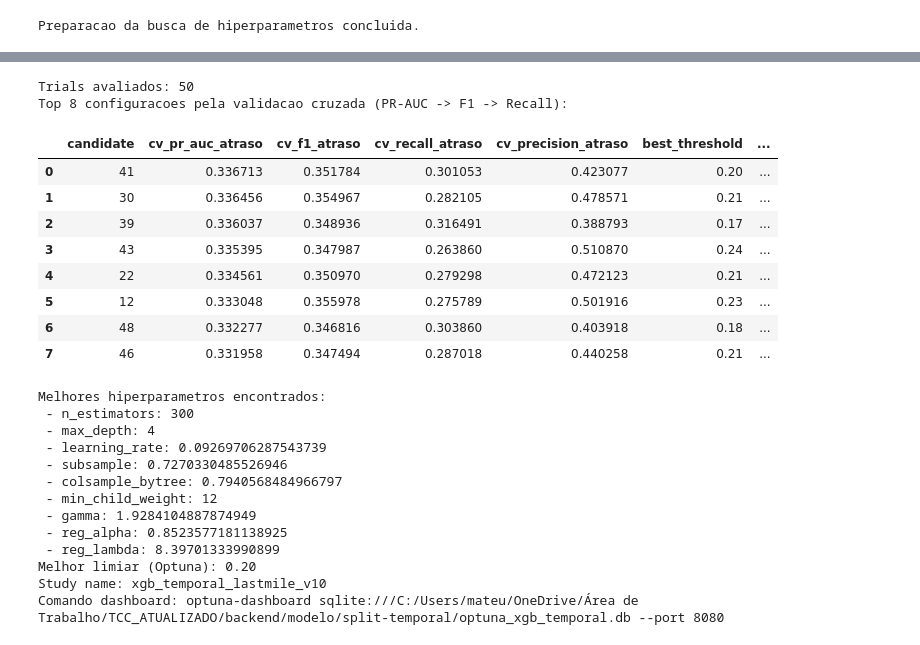
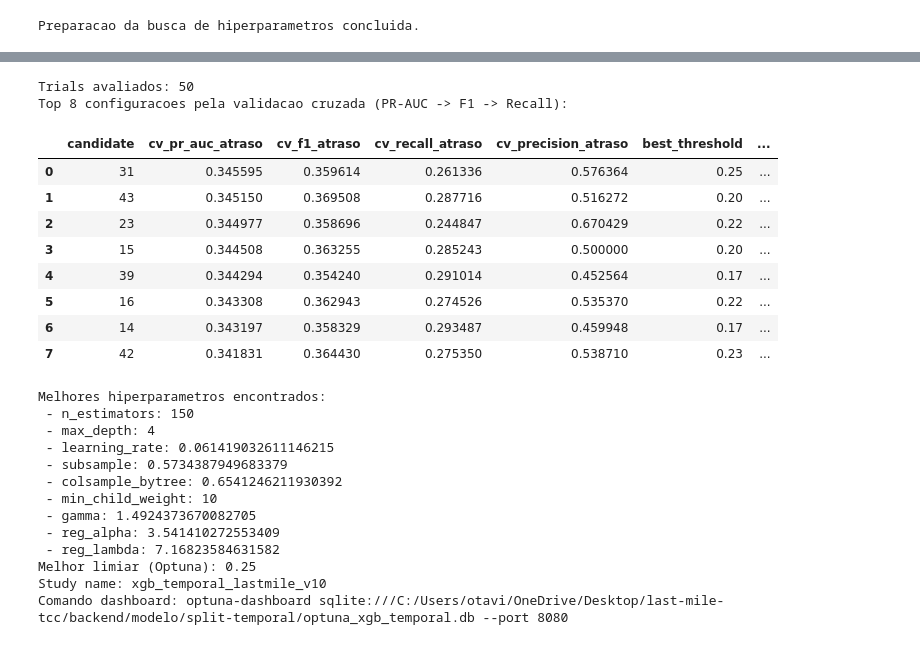
Before and after one commit to Last-Mile-Optimization/backend, a Jupyter notebook: modelo/split-temporal/XGBoost_temporal_split.ipynb, the cells around one changed output, grey strips where cells are left out. Cells and saved outputs as stored; diff of their text form; code cells hidden in the pictures.

```diff
--- a/modelo/split-temporal/XGBoost_temporal_split.ipynb
+++ b/modelo/split-temporal/XGBoost_temporal_split.ipynb
@@ -326,6 +263,7 @@ def objective(trial):
         "reg_lambda": trial.suggest_float("reg_lambda", 2.0, 10.0)
     }
     oof_proba_atraso = np.zeros(len(y_train), dtype=float)
+    val_mask = np.zeros(len(y_train), dtype=bool)
 
     for fold, (tr_idx, va_idx) in enumerate(cv_tune.split(X_train, y_train), start=1):
         # 1. Extraímos também o y correspondente à validação
@@ -339,6 +277,8 @@ def objective(trial):
             early_stopping_rounds=50, # Para o treinamento se o aucpr não melhorar por 50 rodadas
             random_state=1000 + trial.number * 10 + fold,
             n_jobs=-1,
+            tree_method="hist",
+            enable_categorical=True,
             **params,
         )
 
@@ -352,8 +292,14 @@ def objective(trial):
         # Probabilidade de atraso = classe positiva (1).
         proba_atraso_va = mdl.predict_proba(X_va)[:, 1]
         oof_proba_atraso[va_idx] = proba_atraso_va
+        val_mask[va_idx] = True
 
-    pr_auc_i = average_precision_score(y_train_atraso, oof_proba_atraso)
+    # Avaliamos APENAS nas linhas que efetivamente passaram pela validacao
+    # (evita penalizar as primeiras 4.786 linhas que nunca foram validadas pelo TimeSeriesSplit)
+    y_val_real = y_train_atraso[val_mask]
+    oof_proba_val = oof_proba_atraso[val_mask]
+
+    pr_auc_i = average_precision_score(y_val_real, oof_proba_val)
 
     # Para cada conjunto de parametros, busca o melhor limiar de decisao.
     best_thr_i = 0.50
@@ -362,10 +308,10 @@ def objective(trial):
     best_precision_i = -1.0
 
     for thr in threshold_grid_tune:
-        pred_atraso = (oof_proba_atraso >= thr).astype(int)
-        precision_i = precision_score(y_train_atraso, pred_atraso, zero_division=0)
-        recall_i = recall_score(y_train_atraso, pred_atraso, zero_division=0)
-        f1_i = f1_score(y_train_atraso, pred_atraso, zero_division=0)
+        pred_atraso = (oof_proba_val >= thr).astype(int)
+        precision_i = precision_score(y_val_real, pred_atraso, zero_division=0)
+        recall_i = recall_score(y_val_real, pred_atraso, zero_division=0)
+        f1_i = f1_score(y_val_real, pred_atraso, zero_division=0)
 
         if (f1_i > best_f1_i) or (np.isclose(f1_i, best_f1_i) and recall_i > best_recall_i) or (
             np.isclose(f1_i, best_f1_i) and np.isclose(recall_i, best_recall_i) and precision_i > best_precision_i
@@ -444,27 +390,27 @@ print(f"Comando dashboard: optuna-dashboard {study_storage} --port 8080")
 Trials avaliados: 50
 Top 8 configuracoes pela validacao cruzada (PR-AUC -> F1 -> Recall):
 |  | candidate | cv_pr_auc_atraso | cv_f1_atraso | cv_recall_atraso | cv_precision_atraso | best_threshold | ... |
-| 0 | 41 | 0.336713 | 0.351784 | 0.301053 | 0.423077 | 0.20 | ... |
-| 1 | 30 | 0.336456 | 0.354967 | 0.282105 | 0.478571 | 0.21 | ... |
-| 2 | 39 | 0.336037 | 0.348936 | 0.316491 | 0.388793 | 0.17 | ... |
-| 3 | 43 | 0.335395 | 0.347987 | 0.263860 | 0.510870 | 0.24 | ... |
-| 4 | 22 | 0.334561 | 0.350970 | 0.279298 | 0.472123 | 0.21 | ... |
-| 5 | 12 | 0.333048 | 0.355978 | 0.275789 | 0.501916 | 0.23 | ... |
-| 6 | 48 | 0.332277 | 0.346816 | 0.303860 | 0.403918 | 0.18 | ... |
-| 7 | 46 | 0.331958 | 0.347494 | 0.287018 | 0.440258 | 0.21 | ... |
+| 0 | 31 | 0.345595 | 0.359614 | 0.261336 | 0.576364 | 0.25 | ... |
+| 1 | 43 | 0.345150 | 0.369508 | 0.287716 | 0.516272 | 0.20 | ... |
+| 2 | 23 | 0.344977 | 0.358696 | 0.244847 | 0.670429 | 0.22 | ... |
+| 3 | 15 | 0.344508 | 0.363255 | 0.285243 | 0.500000 | 0.20 | ... |
+| 4 | 39 | 0.344294 | 0.354240 | 0.291014 | 0.452564 | 0.17 | ... |
+| 5 | 16 | 0.343308 | 0.362943 | 0.274526 | 0.535370 | 0.22 | ... |
+| 6 | 14 | 0.343197 | 0.358329 | 0.293487 | 0.459948 | 0.17 | ... |
+| 7 | 42 | 0.341831 | 0.364430 | 0.275350 | 0.538710 | 0.23 | ... |
 Melhores hiperparametros encontrados:
- - n_estimators: 300
+ - n_estimators: 150
  - max_depth: 4
- - learning_rate: 0.09269706287543739
- - subsample: 0.7270330485526946
- - colsample_bytree: 0.7940568484966797
- - min_child_weight: 12
- - gamma: 1.9284104887874949
- - reg_alpha: 0.8523577181138925
- - reg_lambda: 8.39701333990899
-Melhor limiar (Optuna): 0.20
+ - learning_rate: 0.061419032611146215
+ - subsample: 0.5734387949683379
+ - colsample_bytree: 0.6541246211930392
+ - min_child_weight: 10
+ - gamma: 1.4924373670082705
+ - reg_alpha: 3.541410272553409
+ - reg_lambda: 7.16823584631582
+Melhor limiar (Optuna): 0.25
 Study name: xgb_temporal_lastmile_v10
-Comando dashboard: optuna-dashboard sqlite:///C:/Users/mateu/OneDrive/Área de Trabalho/TCC_ATUALIZADO/backend/modelo/split-temporal/optuna_xgb_temporal.db --port 8080
+Comando dashboard: optuna-dashboard sqlite:///C:/Users/otavi/OneDrive/Desktop/last-mile-tcc/backend/modelo/split-temporal/optuna_xgb_temporal.db --port 8080
 # %%
 # Celula 5: treino final do modelo com os melhores hiperparametros + avaliacao no teste.
 model_v2 = XGBClassifier(
```
Also changed, not shown: parts of 9 cells of this notebook, 4 other files.
